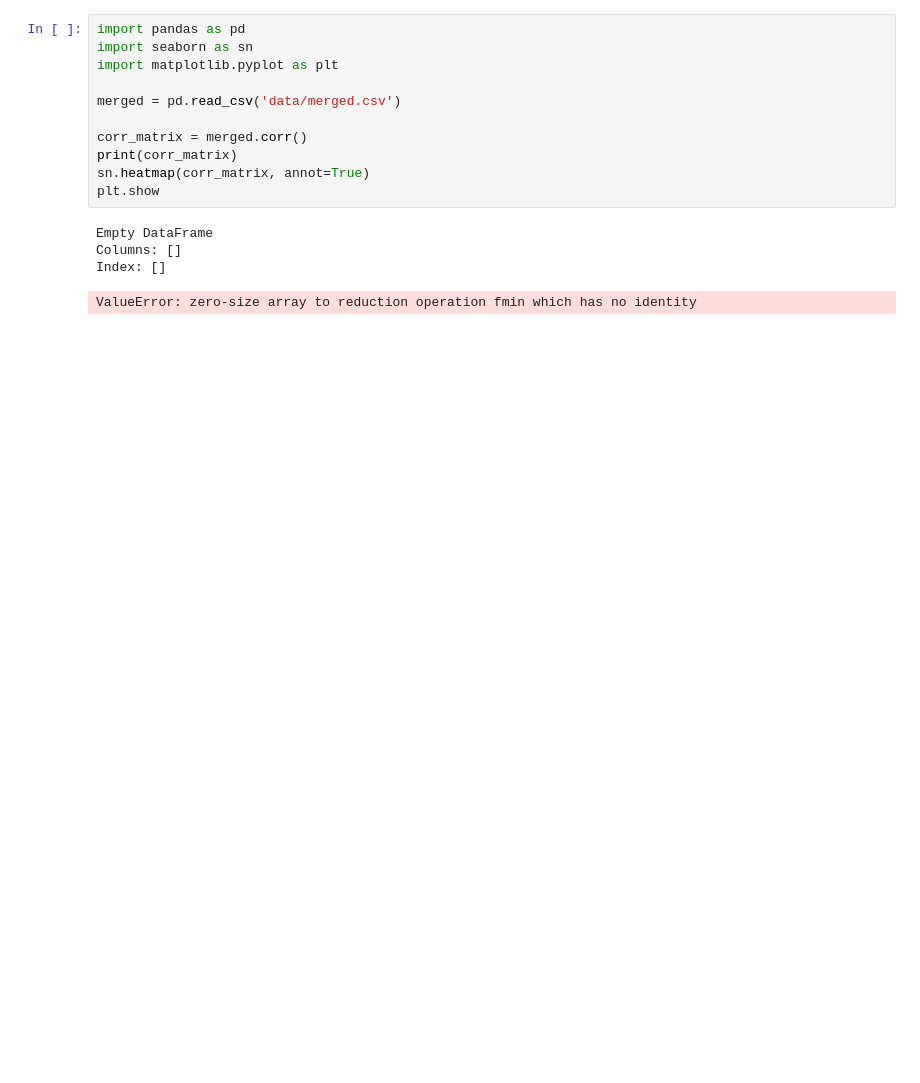
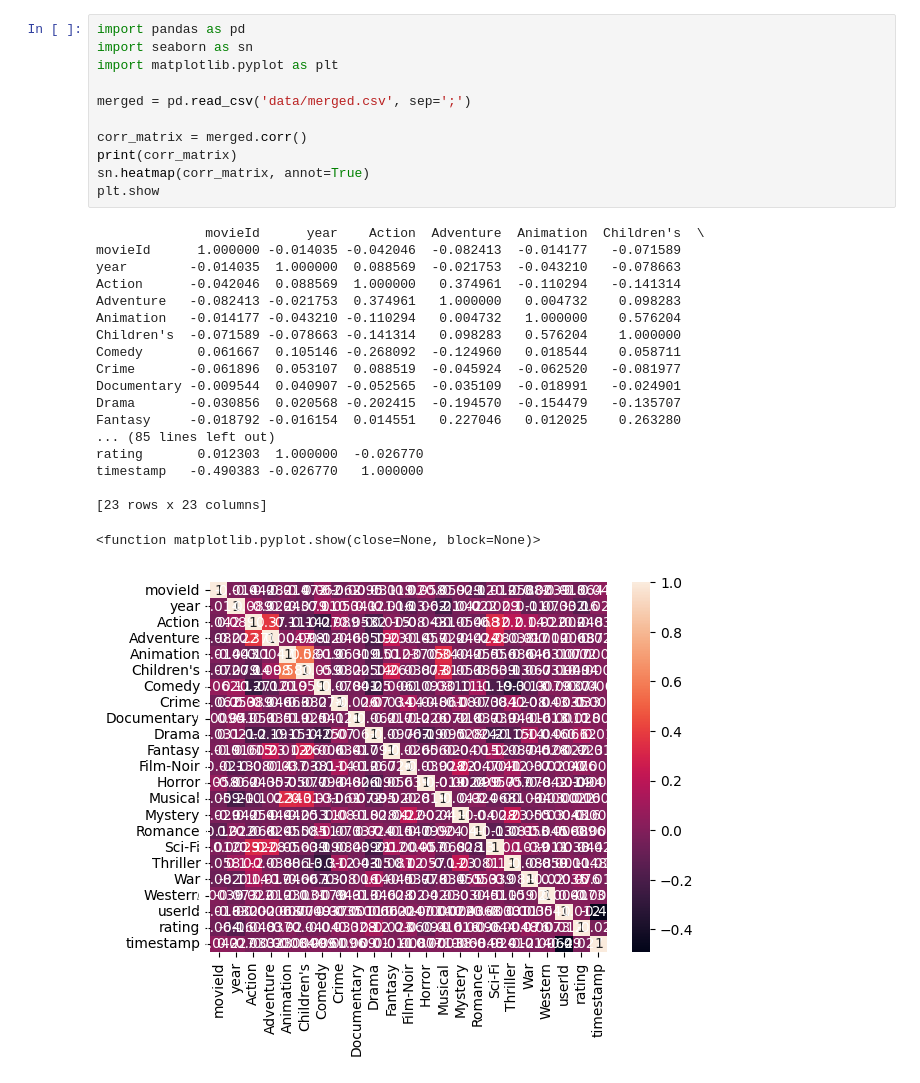
Before and after one commit to FabioArdi/morebo, a Jupyter notebook: EDA.ipynb, the cells around one changed output. Saved outputs shown, nothing was run; the diff lists cells and outputs as text; blank space fills up the shorter version.

Commit message:
import of merged.csv to EDA.ipynb

```diff
--- a/EDA.ipynb
+++ b/EDA.ipynb
@@ -1,16 +1,31 @@
 # %%
 import pandas as pd
 import seaborn as sn
 import matplotlib.pyplot as plt
 
-merged = pd.read_csv('data/merged.csv')
+merged = pd.read_csv('data/merged.csv', sep=';')
 
 corr_matrix = merged.corr()
 print(corr_matrix)
 sn.heatmap(corr_matrix, annot=True)
 plt.show
 # %% [output]
-Empty DataFrame
-Columns: []
-Index: []
+              movieId      year    Action  Adventure  Animation  Children's  \
+movieId      1.000000 -0.014035 -0.042046  -0.082413  -0.014177   -0.071589
+year        -0.014035  1.000000  0.088569  -0.021753  -0.043210   -0.078663
+Action      -0.042046  0.088569  1.000000   0.374961  -0.110294   -0.141314
+Adventure   -0.082413 -0.021753  0.374961   1.000000   0.004732    0.098283
+Animation   -0.014177 -0.043210 -0.110294   0.004732   1.000000    0.576204
+Children's  -0.071589 -0.078663 -0.141314   0.098283   0.576204    1.000000
+Comedy       0.061667  0.105146 -0.268092  -0.124960   0.018544    0.058711
+Crime       -0.061896  0.053107  0.088519  -0.045924  -0.062520   -0.081977
+Documentary -0.009544  0.040907 -0.052565  -0.035109  -0.018991   -0.024901
+Drama       -0.030856  0.020568 -0.202415  -0.194570  -0.154479   -0.135707
+Fantasy     -0.018792 -0.016154  0.014551   0.227046   0.012025    0.263280
+... (85 lines left out)
+rating       0.012303  1.000000  -0.026770
+timestamp   -0.490383 -0.026770   1.000000
+
+[23 rows x 23 columns]
-ValueError: zero-size array to reduction operation fmin which has no identity
+<function matplotlib.pyplot.show(close=None, block=None)>
+[figure, added]
```
